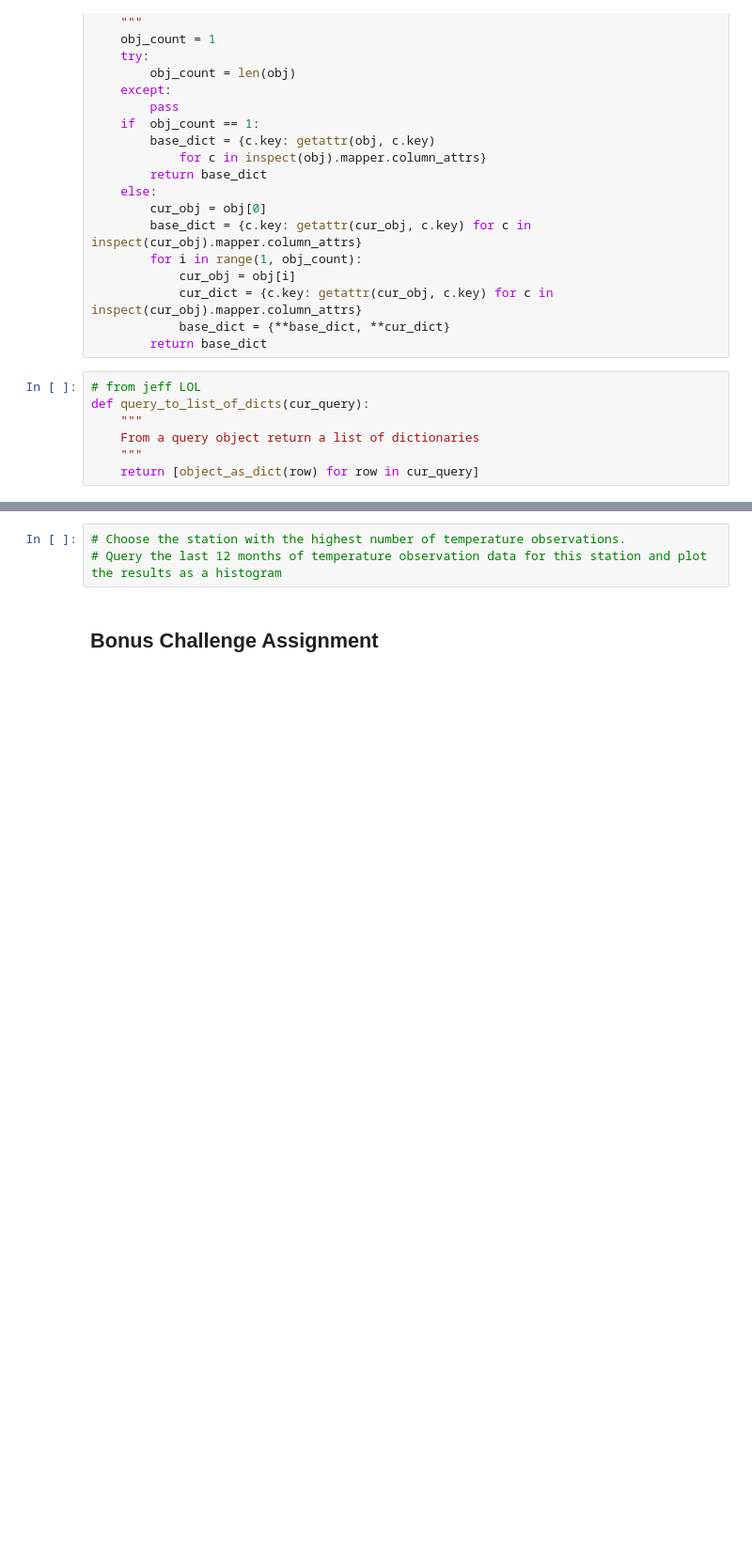
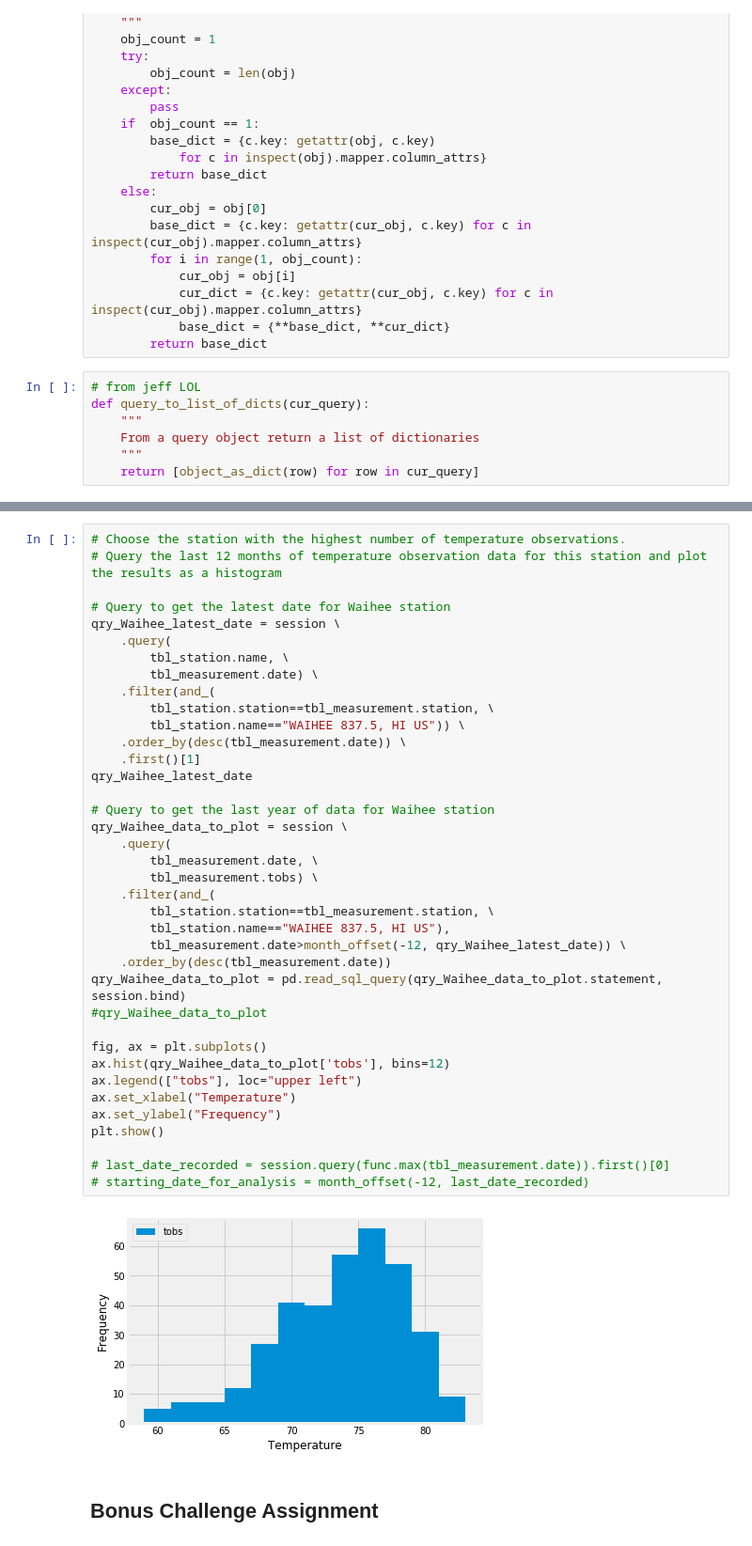
Before and after one commit to florin-vasiliu/sqlalchemy-challenge, a Jupyter notebook: app.ipynb, the cells around one changed output, grey strips where cells are left out. Shown: that part at 94% size. Drawn from its saved outputs; the diff is of its cells as text; blank space fills up the shorter version.

```diff
--- a/app.ipynb
+++ b/app.ipynb
@@ -192,6 +218,43 @@ plt.plot()
-# %%
-# Choose the station with the highest number of temperature observations.
-# Query the last 12 months of temperature observation data for this station and plot the results as a histogram
+# %%
+# Choose the station with the highest number of temperature observations.
+# Query the last 12 months of temperature observation data for this station and plot the results as a histogram
+
+# Query to get the latest date for Waihee station
+qry_Waihee_latest_date = session \
+    .query(
+        tbl_station.name, \
+        tbl_measurement.date) \
+    .filter(and_(
+        tbl_station.station==tbl_measurement.station, \
+        tbl_station.name=="WAIHEE 837.5, HI US")) \
+    .order_by(desc(tbl_measurement.date)) \
+    .first()[1]
+qry_Waihee_latest_date
+
+# Query to get the last year of data for Waihee station
+qry_Waihee_data_to_plot = session \
+    .query(
+        tbl_measurement.date, \
+        tbl_measurement.tobs) \
+    .filter(and_(
+        tbl_station.station==tbl_measurement.station, \
+        tbl_station.name=="WAIHEE 837.5, HI US"),
+        tbl_measurement.date>month_offset(-12, qry_Waihee_latest_date)) \
+    .order_by(desc(tbl_measurement.date))
+qry_Waihee_data_to_plot = pd.read_sql_query(qry_Waihee_data_to_plot.statement, session.bind)
+#qry_Waihee_data_to_plot
+
+fig, ax = plt.subplots()
+ax.hist(qry_Waihee_data_to_plot['tobs'], bins=12)
+ax.legend(["tobs"], loc="upper left")
+ax.set_xlabel("Temperature")
+ax.set_ylabel("Frequency")
+plt.show()
+
+# last_date_recorded = session.query(func.max(tbl_measurement.date)).first()[0]
+# starting_date_for_analysis = month_offset(-12, last_date_recorded)
+# %% [output]
+[figure, added]
 # %% [markdown]
 ## Bonus Challenge Assignment
 # %%
```
Also changed, not shown: parts of 8 cells of this notebook.
